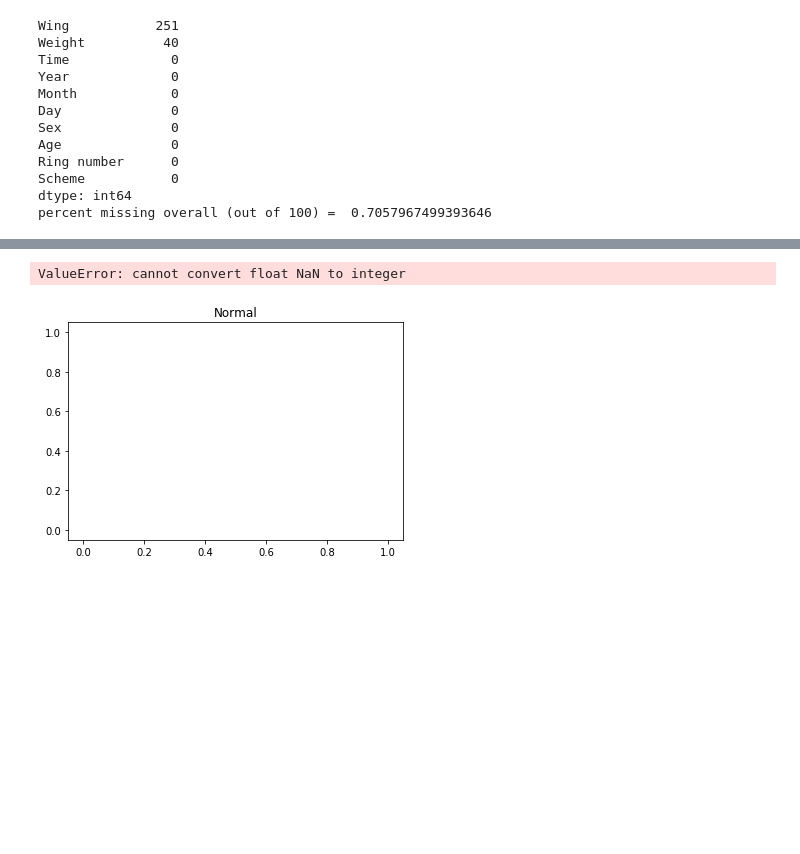
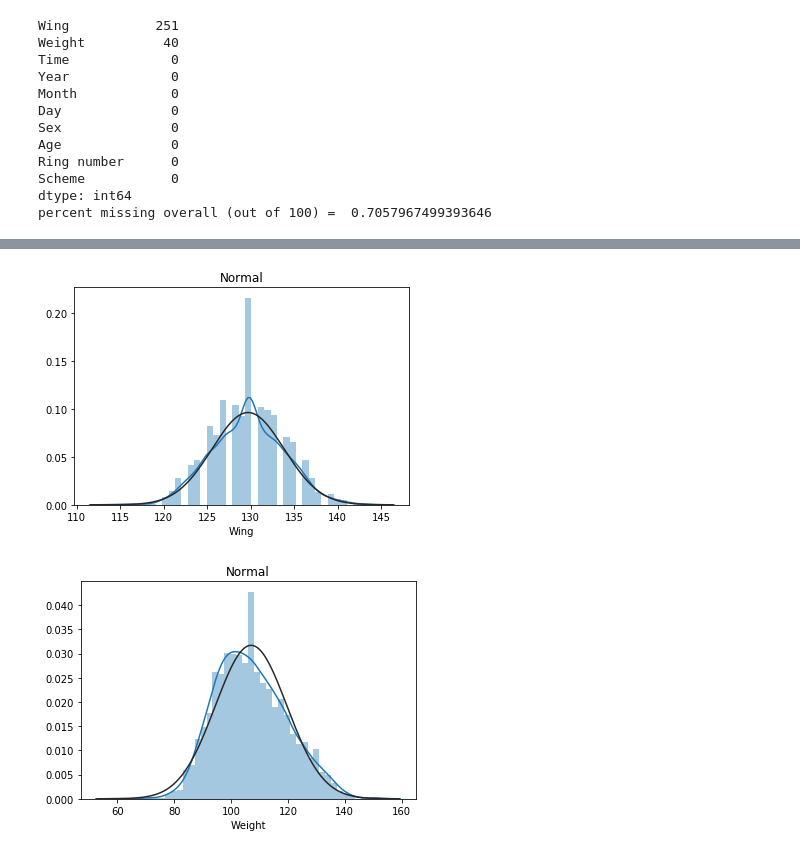
Before and after one commit to foreverloop/oneoff-example-code, a Jupyter notebook: blackbird_eda_models.ipynb, the cells around one changed output, grey strips where cells are left out. Drawn from its saved outputs; the diff is of its cells as text; code cells hidden in the pictures; blank space fills up the shorter version.

```diff
--- a/blackbird_eda_models.ipynb
+++ b/blackbird_eda_models.ipynb
@@ -67,9 +85,0 @@ categoryCheck(df_birds,"Age")
-# %%
-my_imputer = SimpleImputer(missing_values=np.nan, strategy='mean')
-col_holder = df_birds.columns
-df_birds = pd.DataFrame(my_imputer.fit_transform(df_birds.))
-df_birds.columns = col_holder
-#my_imputer.fit_transform(df_birds['Wing'])
-#my_imputer.fit_transform(df_birds[['Weight']])
-
-missingDataCount(df_birds)
@@ -77,0 +86,6 @@ AttributeError: 'DataFrame' object has no attribute 'dtype'
+# %%
+#imputed the missing values with the mean...maybe too much of an assumption
+df_birds['Weight'].fillna(df_birds['Weight'].mean(), inplace=True)
+df_birds['Wing'].fillna(df_birds['Wing'].mean(),inplace=True)
+
+missingDataCount(df_birds)
@@ -78,12 +105,12 @@ AttributeError: 'DataFrame' object has no attribute 'dtype'
 # %%
-blackbird_features = ['Scheme','Ring number','Age','Sex','Wing','Weight','Day','Month','Year','Time']
+all_blackbird_features = ['Scheme','Ring number','Age','Sex','Wing','Weight','Day','Month','Year','Time']
 blackbird_numeric_features = ['Wing','Weight']
 
 for feature in blackbird_numeric_features:
     x = df_birds[feature]
     plt.figure(1); plt.title('Normal')
     sns.distplot(x, kde=True, fit=stats.norm)
     plt.show()
 # %% [output]
-ValueError: cannot convert float NaN to integer
-[figure, old version]
+[figure, new version]
+[figure, added]
```
Also changed, not shown: parts of 16 cells of this notebook.
